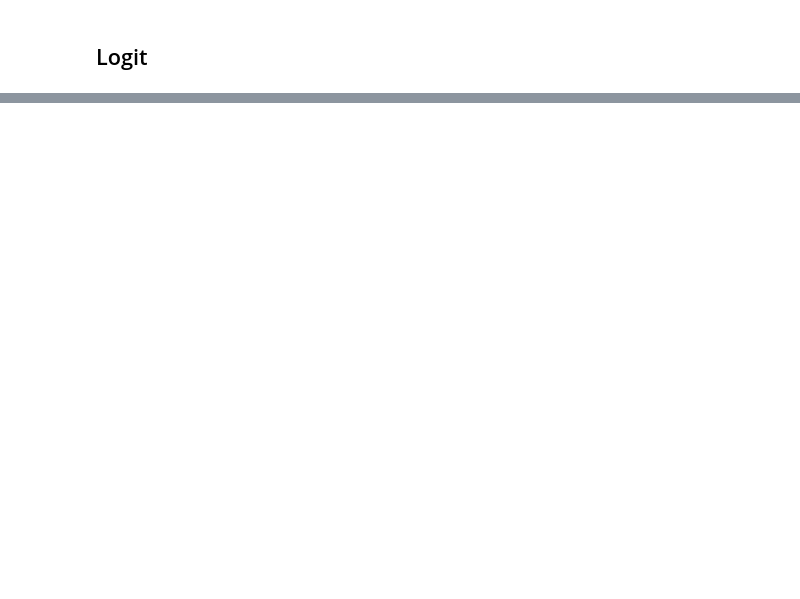
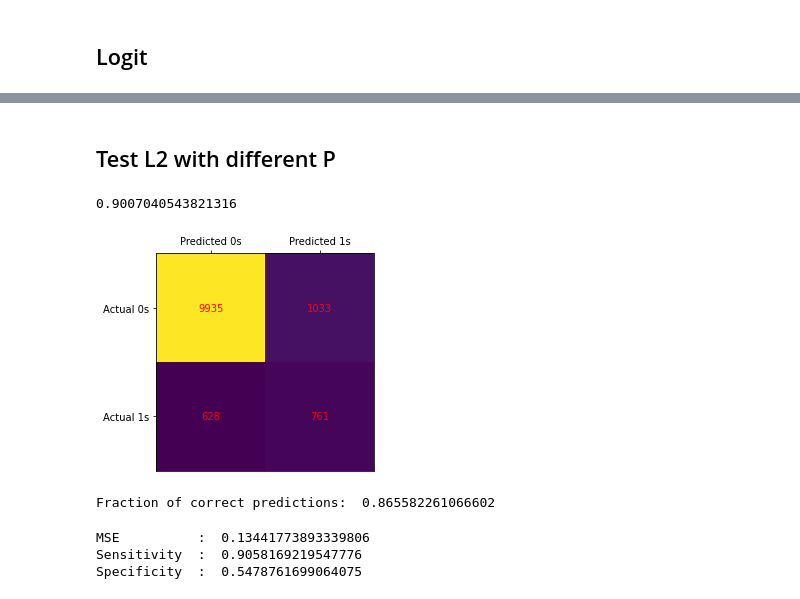
Before and after one commit to Liomat97/AQM-UCI-Machine-Learning, a Jupyter notebook: AQM Test.ipynb, the cells around one changed output, grey strips where cells are left out. Cells and saved outputs as stored; diff of their text form; code cells hidden in the pictures; blank space fills up the shorter version.

```diff
--- a/AQM Test.ipynb
+++ b/AQM Test.ipynb
@@ -568,0 +439,46 @@ ridge_reg.score(train_x, train_y)
+# %% [markdown]
+## Test L2 with different P
+# %%
+from sklearn.linear_model import LogisticRegression
+model= LogisticRegression(solver='liblinear')      # Default penalty = L2 = ridge (squared error / close to zero)
+model.fit(train_x, train_y)
+print(model.score(test_x, test_y))
+
+
+from sklearn.metrics import classification_report, confusion_matrix
+n = len(test_x)
+
+prob = model.predict_proba(test_x)
+pred = model.predict(test_x)
+y_pred = 1*(prob[:,1] > 0.2)
+cm = confusion_matrix(test_y, y_pred)
+frac_correct = (cm[0,0]+cm[1,1])/n
+
+fig, ax = plt.subplots(figsize=(4, 4))
+ax.imshow(cm)
+ax.grid(False)
+ax.xaxis.set(ticks=(0, 1), ticklabels=('Predicted 0s', 'Predicted 1s'))
+ax.yaxis.set(ticks=(0, 1), ticklabels=('Actual 0s', 'Actual 1s'))
+ax.xaxis.tick_top()
+ax.set_ylim(1.5, -0.5)
+for i in range(2):
+    for j in range(2):
+        ax.text(j, i, cm[i, j], ha='center', va='center', color='red')
+plt.show()
+print("Fraction of correct predictions: ", frac_correct)
+# %% [output]
+0.9007040543821316
+[figure, added]
+Fraction of correct predictions:  0.865582261066602
+# %%
+from sklearn.metrics import mean_squared_error
+mse = mean_squared_error(test_y, y_pred)
+print('MSE          : ',mse)
+sensitivity1 = cm[0,0]/(cm[0,0]+cm[0,1])
+print('Sensitivity  : ', sensitivity1 )
+specificity1 = cm[1,1]/(cm[1,0]+cm[1,1])
+print('Specificity  : ', specificity1)
+# %% [output]
+MSE          :  0.13441773893339806
+Sensitivity  :  0.9058169219547776
+Specificity  :  0.5478761699064075
```
Also changed, not shown: parts of 39 cells of this notebook, 1 other file.
